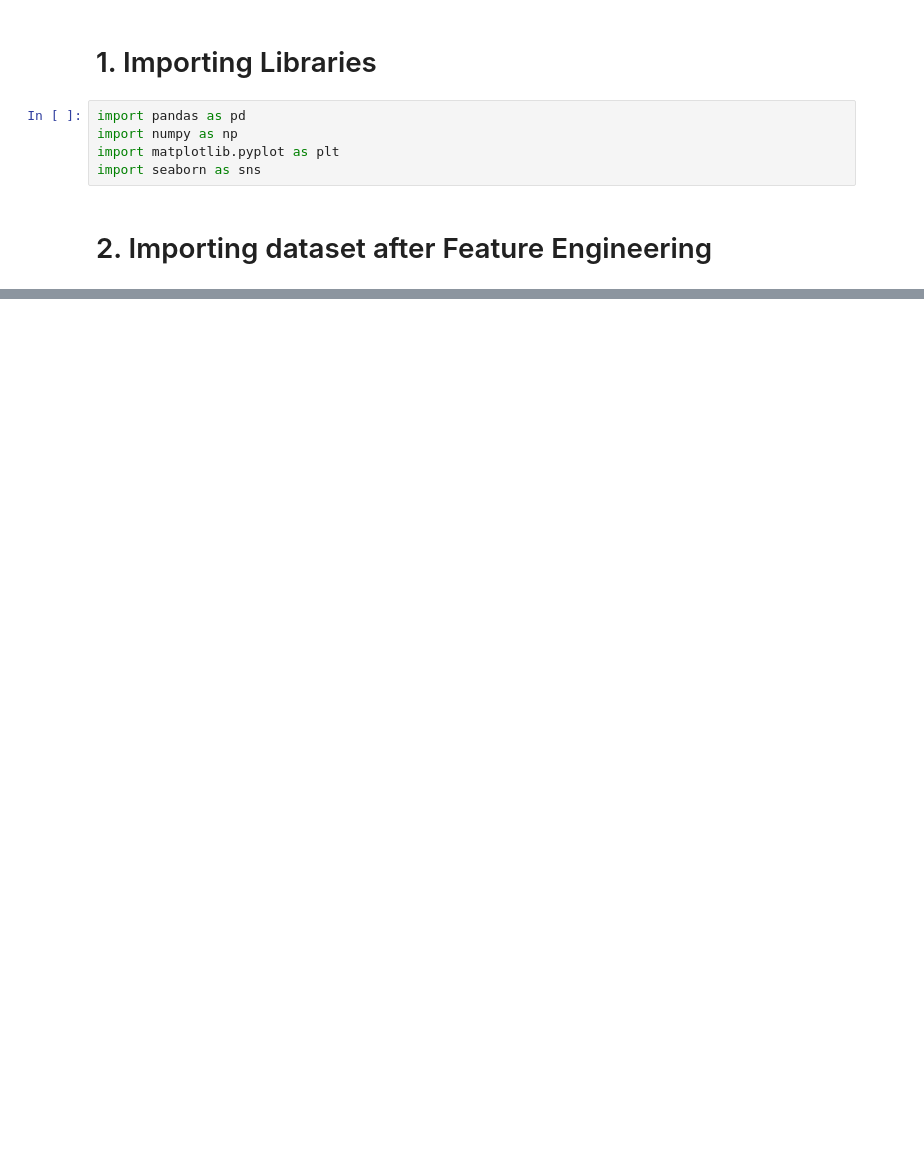
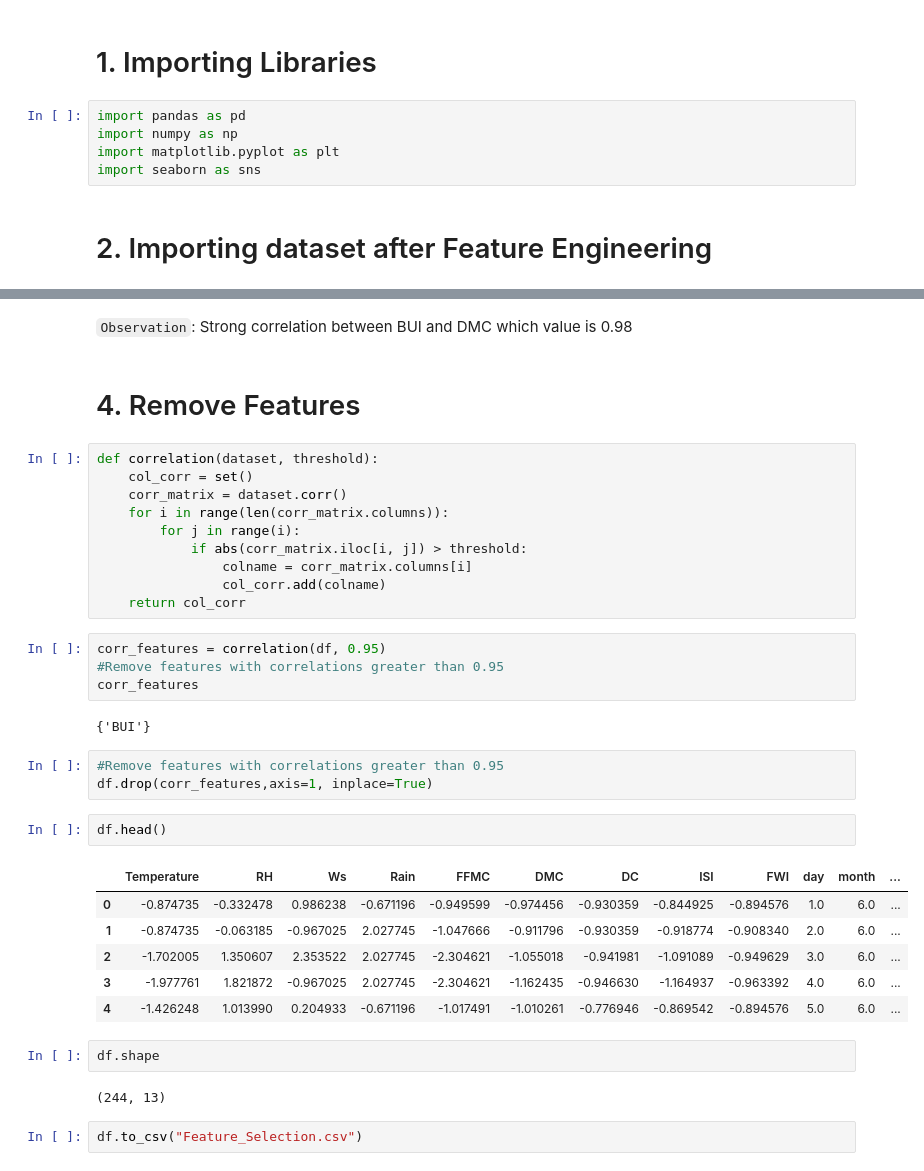
Before and after one commit to hossain-sanowar/Forest-Fire-Prediction, a Jupyter notebook: Feature_Selection.ipynb, the cells around one changed output, grey strips where cells are left out. Saved outputs shown, nothing was run; the diff lists cells and outputs as text; blank space fills up the shorter version.

Commit message:
Feature Selection complete

```diff
--- a/Feature_Selection.ipynb
+++ b/Feature_Selection.ipynb
@@ -23,0 +62,38 @@ sns.catplot(x = 'DMC', y = 'BUI', data = df)
+# %% [markdown]
+`Observation`: Strong correlation between BUI and DMC which value is 0.98
+# %% [markdown]
+# 4. Remove Features
+# %%
+def correlation(dataset, threshold):
+    col_corr = set()
+    corr_matrix = dataset.corr()
+    for i in range(len(corr_matrix.columns)):
+        for j in range(i):
+            if abs(corr_matrix.iloc[i, j]) > threshold:
+                colname = corr_matrix.columns[i]
+                col_corr.add(colname)
+    return col_corr
+# %%
+corr_features = correlation(df, 0.95)
+#Remove features with correlations greater than 0.95
+corr_features
+# %% [output]
+{'BUI'}
+# %%
+#Remove features with correlations greater than 0.95
+df.drop(corr_features,axis=1, inplace=True)
+# %%
+df.head()
+# %% [output]
+|  | Temperature | RH | Ws | Rain | FFMC | DMC | DC | ISI | FWI | day | month | ... |
+| 0 | -0.874735 | -0.332478 | 0.986238 | -0.671196 | -0.949599 | -0.974456 | -0.930359 | -0.844925 | -0.894576 | 1.0 | 6.0 | ... |
+| 1 | -0.874735 | -0.063185 | -0.967025 | 2.027745 | -1.047666 | -0.911796 | -0.930359 | -0.918774 | -0.908340 | 2.0 | 6.0 | ... |
+| 2 | -1.702005 | 1.350607 | 2.353522 | 2.027745 | -2.304621 | -1.055018 | -0.941981 | -1.091089 | -0.949629 | 3.0 | 6.0 | ... |
+| 3 | -1.977761 | 1.821872 | -0.967025 | 2.027745 | -2.304621 | -1.162435 | -0.946630 | -1.164937 | -0.963392 | 4.0 | 6.0 | ... |
+| 4 | -1.426248 | 1.013990 | 0.204933 | -0.671196 | -1.017491 | -1.010261 | -0.776946 | -0.869542 | -0.894576 | 5.0 | 6.0 | ... |
+# %%
+df.shape
+# %% [output]
+(244, 13)
+# %%
+df.to_csv("Feature_Selection.csv")
```
Also changed, not shown: parts of 9 cells of this notebook, 1 other file.
